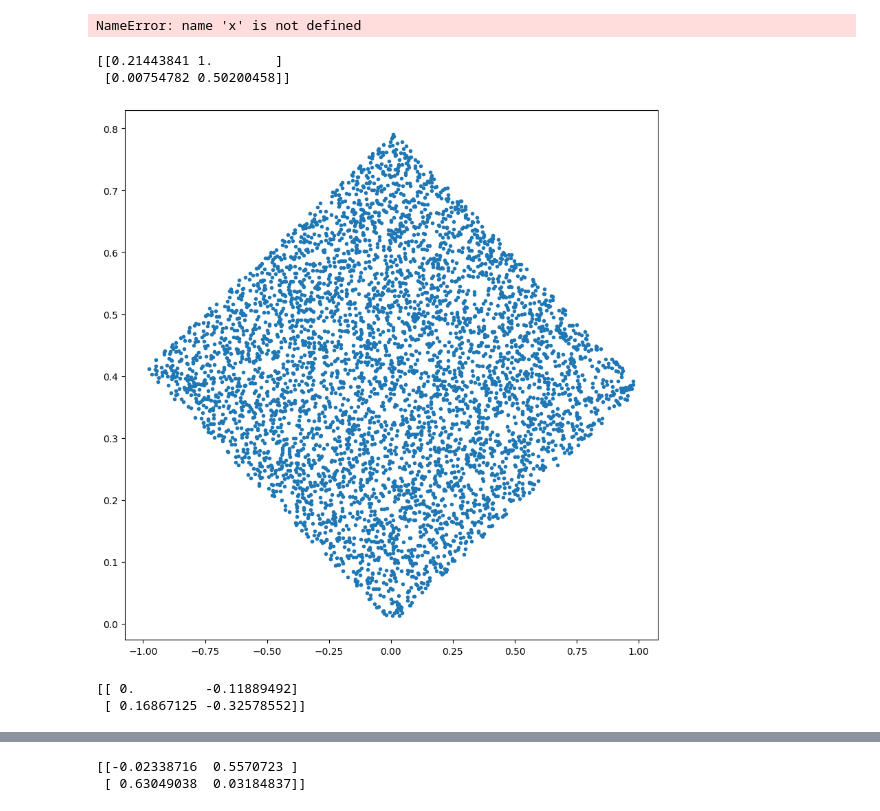
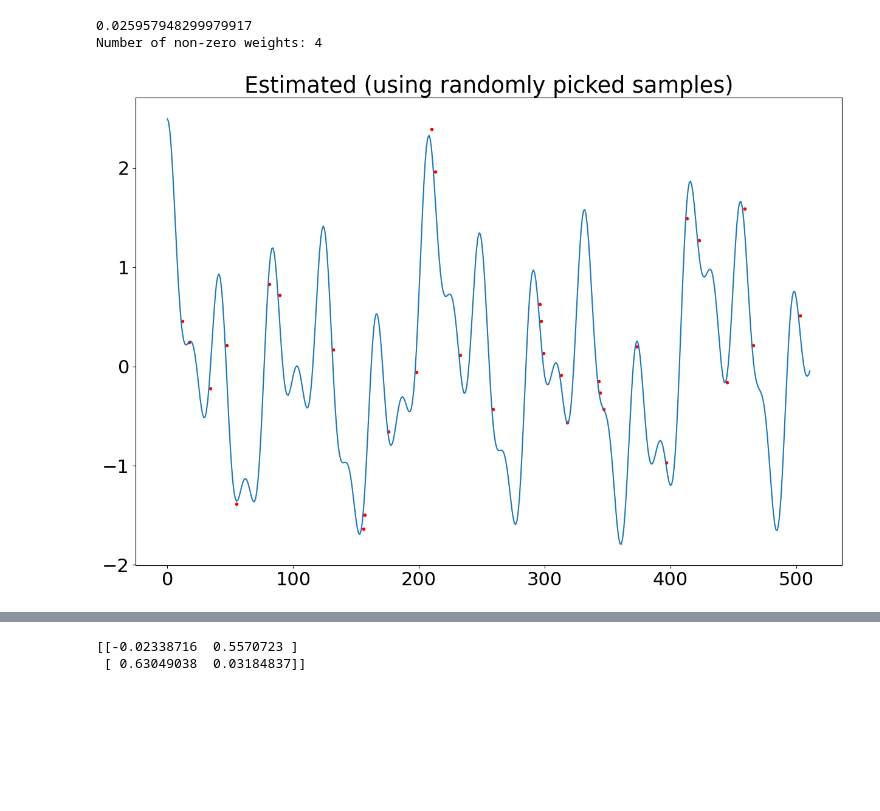
Before and after one commit to s184012/ml-in-signal-assignment3, a Jupyter notebook: problemset3.ipynb, the cells around one changed output, grey strips where cells are left out. Cells and saved outputs as stored; diff of their text form; code cells hidden in the pictures; blank space fills up the shorter version.

```diff
--- a/problemset3.ipynb
+++ b/problemset3.ipynb
@@ -20,77 +20,35 @@ import math
 from sklearn.linear_model import LassoLars, LassoLarsCV
 
 
 problem= 'problem3_1'
 matdata = loadmat(f'{problem}.mat')
 n = matdata['n']
 y = matdata['x']
 l = 2**9;
-N =len(x);
+N =len(y);
 # Construct the sensing matrix
 B = np.zeros(shape=(N, l))
 for i in range(0, N-1):
     B[i, n[i,:]-1] = 1
 
 BF = idct(B, axis=1)
 # Use LassoLars
 model = LassoLarsCV(fit_intercept=False, normalize=False,  max_iter=int(1e6))
 model.fit(BF, y)
 print(model.alpha_)
 solsB = model.coef_
 print(f'Number of non-zero weights: {np.count_nonzero(solsB)}')
 
 # Take the inverse IDCT (i.e. the DCT) in order to compute the estimated signal.
 x_hat = dct(solsB, axis=0)
 
 plt.figure(4, figsize=(15,10))
-plt.plot(n, y, 'r.')
+plt.plot(n, y, 'r.', label='Original signal')
 plt.title('Original + Samples taken')
 plt.plot(x_hat)
 plt.title('Estimated (using randomly picked samples)')
 plt.show()
 # %% [output]
-NameError: name 'x' is not defined
+0.025957948299979917
+Number of non-zero weights: 4
+[figure, added]
-# %%
-from ICA_sol import ICA
-A = np.array([[3,1],[1,1]]);
-n=5000;
-u = np.random.uniform(size=(n,2));
-x=(A@u.T).T;
-# run ICA
-mu = 0.1;
-iters = 200;
-num_components = 2;
-W = ICA(x, mu, num_components, iters, 'subGauss')
-W = np.divide(W, np.max(W))
-A = np.linalg.inv(W)
-A = np.divide(A, np.max(A));
-A = np.divide(A, np.max(A))
-print(A)
-# Compute unmixed signals
-y = (W@x.T).T
-
-# plot data projection on ica axis
-plt.figure(figsize=(10,10))
-plt.plot(y[:,0],y[:,1],'.')
-plt.show()
-def ICAerror(A,a):
-    np.linalg.norm(A,2,0);
-    #A=A/np.linalg.norm(A,2,0);
-    #a=a/np.linalg.norm(a,2,0);
-    unmixingmatrix1=A-a;
-    unmixingmatrix2=np.fliplr(A)-a;
-    u=np.linalg.norm(unmixingmatrix1,'fro');
-    k=np.linalg.norm(unmixingmatrix2,'fro');
-    if u<k:
-        return unmixingmatrix1;
-    else:
-        return unmixingmatrix2;
-
-norm=ICAerror(A,A)
-print(norm)
-# %% [output]
-[[0.21443841 1.        ]
- [0.00754782 0.50200458]]
-[figure, removed]
-[[ 0.         -0.11889492]
- [ 0.16867125 -0.32578552]]
```
Also changed, not shown: parts of 2 cells of this notebook.
